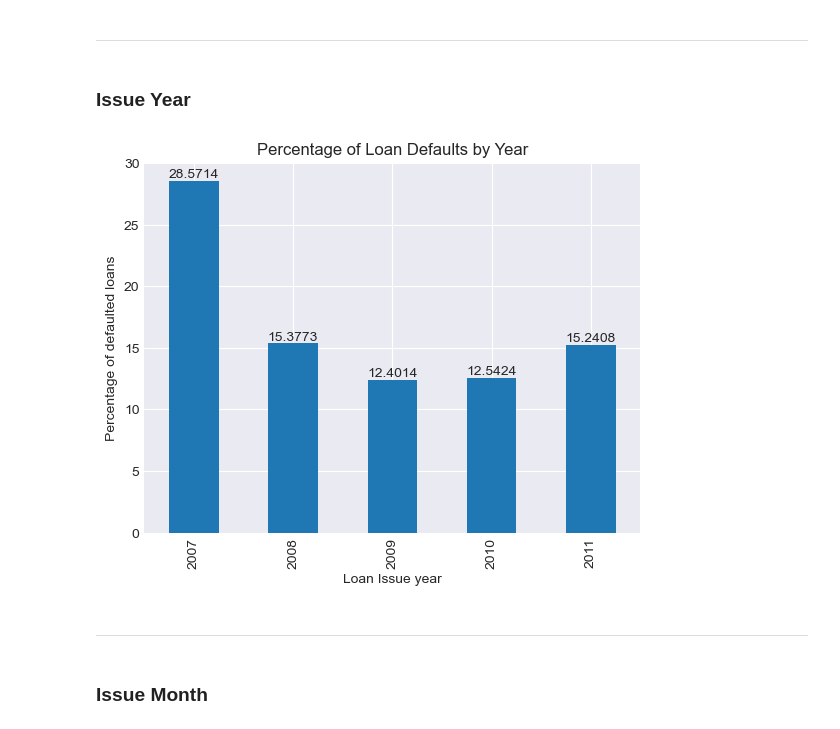
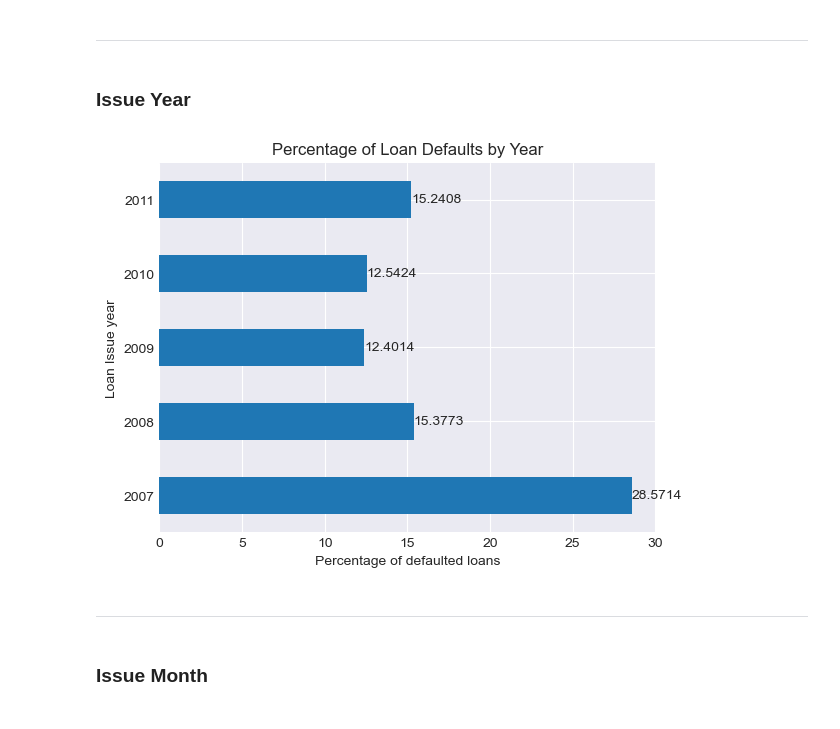
Before and after one commit to cyberpirate92/lending-club-case-study, a Jupyter notebook: Lending Club Case Study.ipynb, the cells around one changed output. Saved outputs shown, nothing was run; the diff lists cells and outputs as text; code cells hidden in the pictures.

```diff
--- a/Lending Club Case Study.ipynb
+++ b/Lending Club Case Study.ipynb
@@ -752,5 +755,3 @@ Excluding outliers,
 - Most approved loans have a interest rate between __10-12.5%__
 # %% [markdown]
 ---
-# %% [markdown]
-### Issue Year
@@ -759,11 +758,2 @@ default_percentage_by_year = (loan_data[loan_data.loan_status=='Charged Off'].gr
-# %%
-bar_ax = default_percentage_by_year.plot.bar()
-bar_ax.bar_label(bar_ax.containers[0])
-plt.title('Percentage of Loan Defaults by Year')
-plt.xlabel('Loan Issue year')
-plt.ylabel('Percentage of defaulted loans')
-plt.show()
-# %% [output]
-[figure, removed]
-# %% [markdown]
----
+# %% [markdown]
+### Issue Year
@@ -770,3 +762,14 @@ plt.show()
+# %%
+bar_ax = default_percentage_by_year.plot.barh()
+bar_ax.bar_label(bar_ax.containers[0])
+plt.title('Percentage of Loan Defaults by Year')
+plt.ylabel('Loan Issue year')
+plt.xlabel('Percentage of defaulted loans')
+plt.show()
+# %% [output]
+[figure, added]
+# %% [markdown]
+---
 # %% [markdown]
 ### Issue Month
 # %%
```
Also changed, not shown: parts of 73 cells of this notebook.
